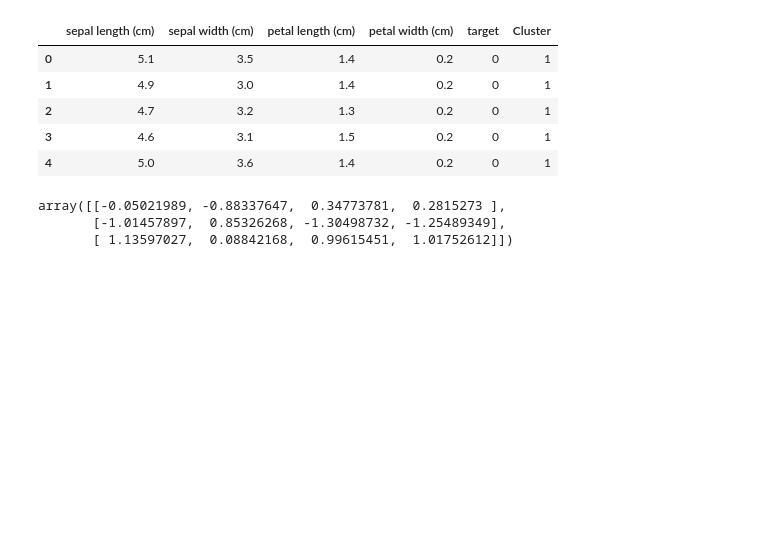
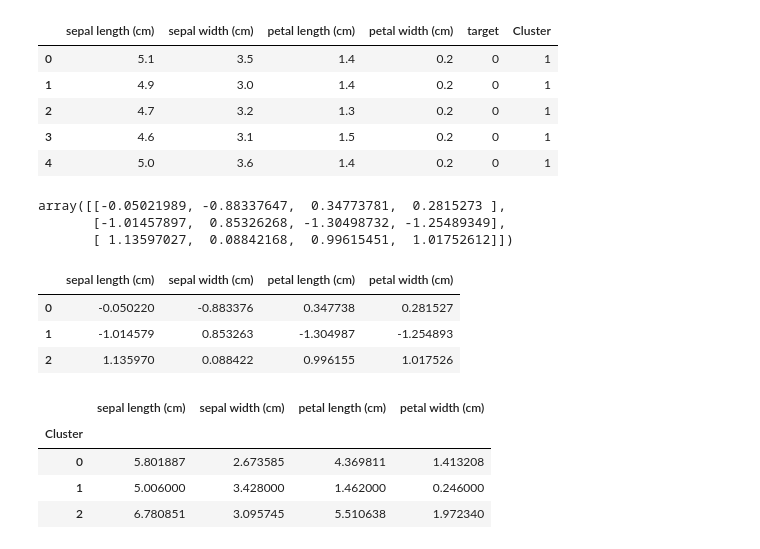
Before and after one commit to hemant237/Fastapi-project, a Jupyter notebook: practice/KmeansClustering/KMeans.ipynb, the cells around one changed output. Cells and saved outputs as stored; diff of their text form; code cells hidden in the pictures; blank space fills up the shorter version.

```diff
--- a/practice/KmeansClustering/KMeans.ipynb
+++ b/practice/KmeansClustering/KMeans.ipynb
@@ -234,3 +234,23 @@ kmeans.cluster_centers_
 array([[-0.05021989, -0.88337647,  0.34773781,  0.2815273 ],
        [-1.01457897,  0.85326268, -1.30498732, -1.25489349],
        [ 1.13597027,  0.08842168,  0.99615451,  1.01752612]])
+# %%
+centers = pd.DataFrame(
+    kmeans.cluster_centers_,
+    columns=X.columns
+)
+
+centers
+# %% [output]
+|  | sepal length (cm) | sepal width (cm) | petal length (cm) | petal width (cm) |
+| 0 | -0.050220 | -0.883376 | 0.347738 | 0.281527 |
+| 1 | -1.014579 | 0.853263 | -1.304987 | -1.254893 |
+| 2 | 1.135970 | 0.088422 | 0.996155 | 1.017526 |
+# %%
+df.groupby("Cluster")[X.columns].mean()
+# %% [output]
+|  | sepal length (cm) | sepal width (cm) | petal length (cm) | petal width (cm) |
+| Cluster |  |  |  |  |
+| 0 | 5.801887 | 2.673585 | 4.369811 | 1.413208 |
+| 1 | 5.006000 | 3.428000 | 1.462000 | 0.246000 |
+| 2 | 6.780851 | 3.095745 | 5.510638 | 1.972340 |
```
Also changed, not shown: parts of 4 cells of this notebook.
